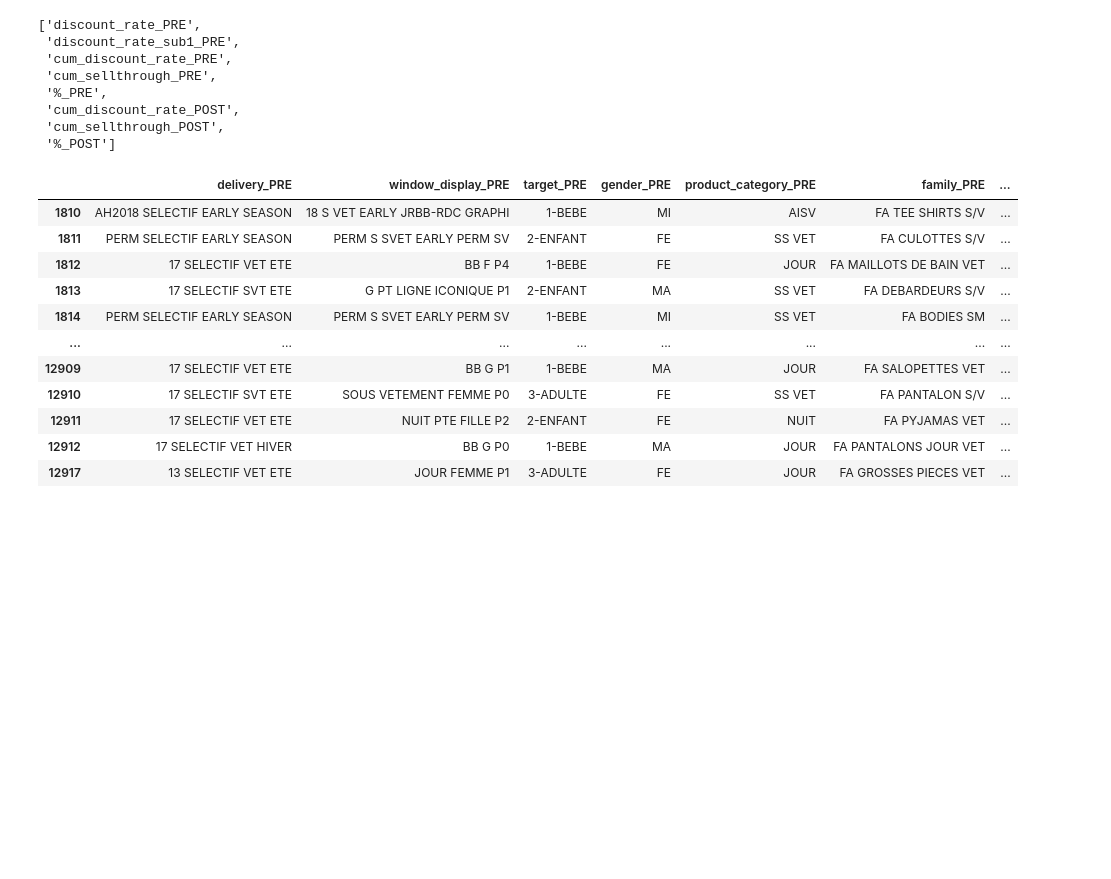
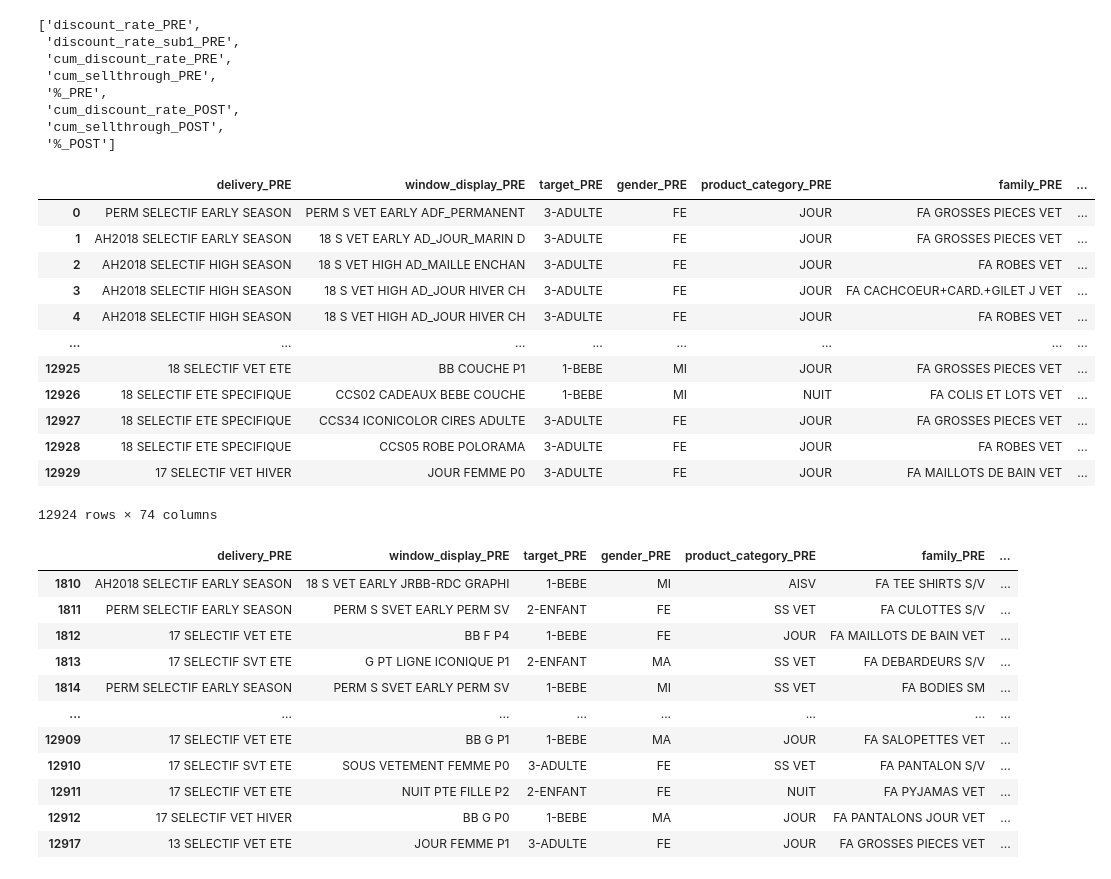
Before and after one commit to janagarina/markdown_predictions, a Jupyter notebook: jana_india_data_exploration.ipynb, the cells around one changed output. Cells and saved outputs as stored; diff of their text form; code cells hidden in the pictures; blank space fills up the shorter version.

```diff
--- a/jana_india_data_exploration.ipynb
+++ b/jana_india_data_exploration.ipynb
@@ -102,7 +119,23 @@ pct_col
  'cum_sellthrough_POST',
  '%_POST']
 # %%
-df[pct_col] = df[pct_col].replace({r'([ +]?)%':''}, regex = True)
+#df[pct_col] = df[pct_col].replace({r'([ +]?)%':''}, regex = True)
+# %%
+df.replace({r'([ +]?)%':''}, regex = True)
+# %% [output]
+|  | delivery_PRE | window_display_PRE | target_PRE | gender_PRE | product_category_PRE | family_PRE | ... |
+| 0 | PERM SELECTIF EARLY SEASON | PERM S VET EARLY ADF_PERMANENT | 3-ADULTE | FE | JOUR | FA GROSSES PIECES VET | ... |
+| 1 | AH2018 SELECTIF EARLY SEASON | 18 S VET EARLY AD_JOUR_MARIN D | 3-ADULTE | FE | JOUR | FA GROSSES PIECES VET | ... |
+| 2 | AH2018 SELECTIF HIGH SEASON | 18 S VET HIGH AD_MAILLE ENCHAN | 3-ADULTE | FE | JOUR | FA ROBES VET | ... |
+| 3 | AH2018 SELECTIF HIGH SEASON | 18 S VET HIGH AD_JOUR HIVER CH | 3-ADULTE | FE | JOUR | FA CACHCOEUR+CARD.+GILET J VET | ... |
+| 4 | AH2018 SELECTIF HIGH SEASON | 18 S VET HIGH AD_JOUR HIVER CH | 3-ADULTE | FE | JOUR | FA ROBES VET | ... |
+| ... | ... | ... | ... | ... | ... | ... | ... |
+| 12925 | 18 SELECTIF VET ETE | BB COUCHE P1 | 1-BEBE | MI | JOUR | FA GROSSES PIECES VET | ... |
+| 12926 | 18 SELECTIF ETE SPECIFIQUE | CCS02 CADEAUX BEBE COUCHE | 1-BEBE | MI | NUIT | FA COLIS ET LOTS VET | ... |
+| 12927 | 18 SELECTIF ETE SPECIFIQUE | CCS34 ICONICOLOR CIRES ADULTE | 3-ADULTE | FE | JOUR | FA GROSSES PIECES VET | ... |
+| 12928 | 18 SELECTIF ETE SPECIFIQUE | CCS05 ROBE POLORAMA | 3-ADULTE | FE | JOUR | FA ROBES VET | ... |
+| 12929 | 17 SELECTIF VET HIVER | JOUR FEMME P0 | 3-ADULTE | FE | JOUR | FA MAILLOTS DE BAIN VET | ... |
+12924 rows × 74 columns
 # %%
 df[df.discount_rate_PRE == '-']
 # %% [output]
```
Also changed, not shown: parts of 7 cells of this notebook, 3 other files.
